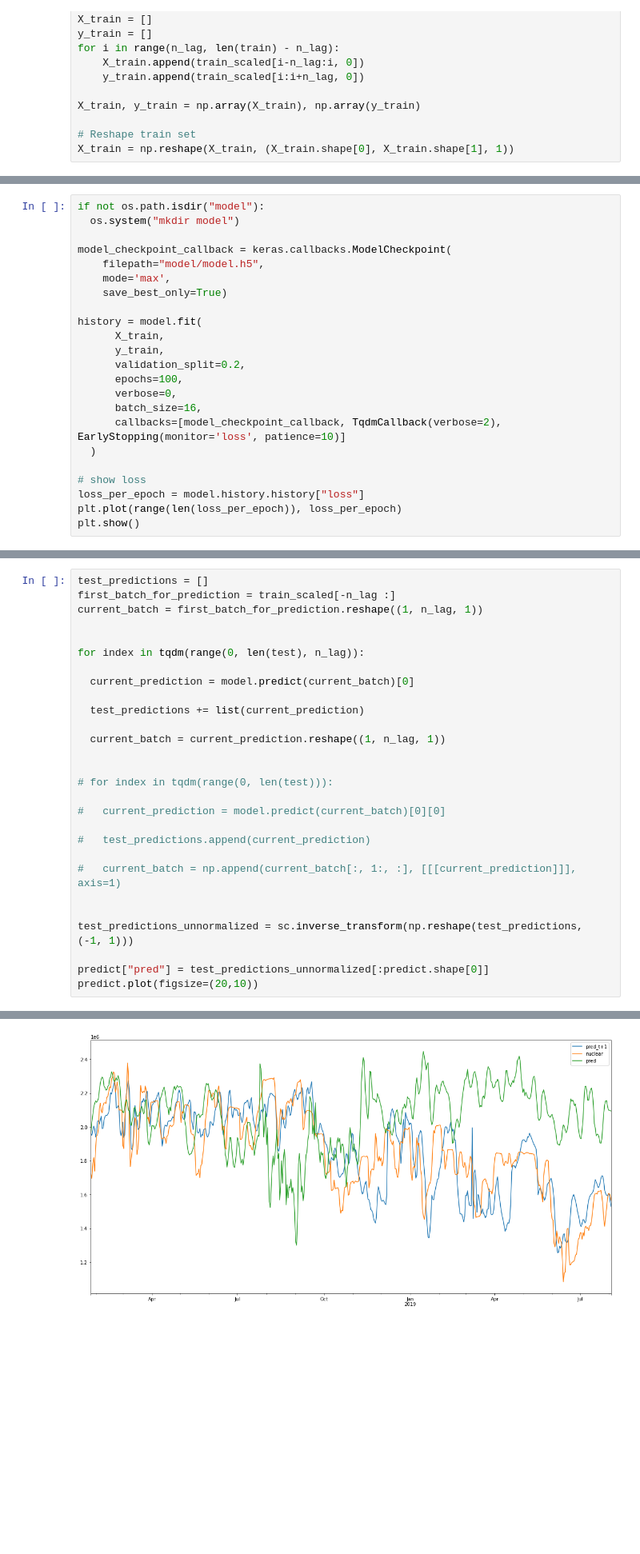
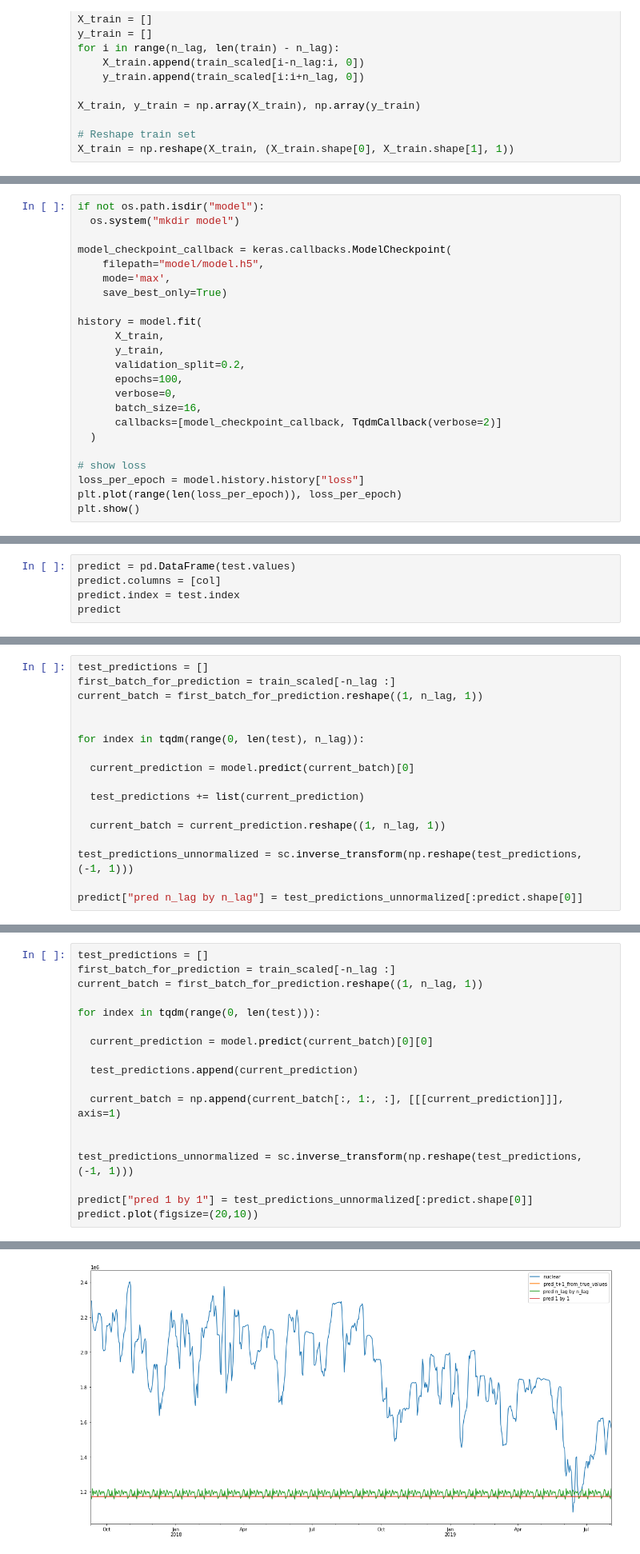
Before and after one commit to tjohanne42/time-series-project-simplon, a Jupyter notebook: preprocess_data_theo.ipynb, the cells around one changed output, grey strips where cells are left out. Shown at 80% size. Saved outputs shown, nothing was run; the diff lists cells and outputs as text; blank space fills up the shorter version.

```diff
--- a/preprocess_data_theo.ipynb
+++ b/preprocess_data_theo.ipynb
@@ -550,7 +193,7 @@ history = model.fit(
       epochs=100,
       verbose=0,
       batch_size=16,
-      callbacks=[model_checkpoint_callback, TqdmCallback(verbose=2), EarlyStopping(monitor='loss', patience=10)]
+      callbacks=[model_checkpoint_callback, TqdmCallback(verbose=2)]
   )
 
 # show loss
@@ -565,0 +208,5 @@ WARNING:tensorflow:Callback method `on_train_batch_end` is slow compared to the
+# %%
+predict = pd.DataFrame(test.values)
+predict.columns = [col]
+predict.index = test.index
+predict
@@ -596,0 +251,17 @@ predict.plot(figsize=(14,5))
+# %%
+test_predictions = []
+first_batch_for_prediction = train_scaled[-n_lag :]
+current_batch = first_batch_for_prediction.reshape((1, n_lag, 1))
+
+
+for index in tqdm(range(0, len(test), n_lag)):
+
+  current_prediction = model.predict(current_batch)[0]
+
+  test_predictions += list(current_prediction)
+
+  current_batch = current_prediction.reshape((1, n_lag, 1))
+
+test_predictions_unnormalized = sc.inverse_transform(np.reshape(test_predictions, (-1, 1)))
+
+predict["pred n_lag by n_lag"] = test_predictions_unnormalized[:predict.shape[0]]
@@ -597,31 +270,21 @@ predict.plot(figsize=(14,5))
 # %%
 test_predictions = []
 first_batch_for_prediction = train_scaled[-n_lag :]
 current_batch = first_batch_for_prediction.reshape((1, n_lag, 1))
 
+for index in tqdm(range(0, len(test))):
 
-for index in tqdm(range(0, len(test), n_lag)):
+  current_prediction = model.predict(current_batch)[0][0]
 
-  current_prediction = model.predict(current_batch)[0]
+  test_predictions.append(current_prediction)
 
-  test_predictions += list(current_prediction)
-
-  current_batch = current_prediction.reshape((1, n_lag, 1))
-
-
-# for index in tqdm(range(0, len(test))):
-
-#   current_prediction = model.predict(current_batch)[0][0]
-
-#   test_predictions.append(current_prediction)
-
-#   current_batch = np.append(current_batch[:, 1:, :], [[[current_prediction]]], axis=1)
+  current_batch = np.append(current_batch[:, 1:, :], [[[current_prediction]]], axis=1)
 
 
 test_predictions_unnormalized = sc.inverse_transform(np.reshape(test_predictions, (-1, 1)))
 
-predict["pred"] = test_predictions_unnormalized[:predict.shape[0]]
+predict["pred 1 by 1"] = test_predictions_unnormalized[:predict.shape[0]]
 predict.plot(figsize=(20,10))
 # %% [output]
 <matplotlib.axes._subplots.AxesSubplot at 0x...>
-[figure, old version]
+[figure, new version]
```
Also changed, not shown: parts of 59 cells of this notebook.
